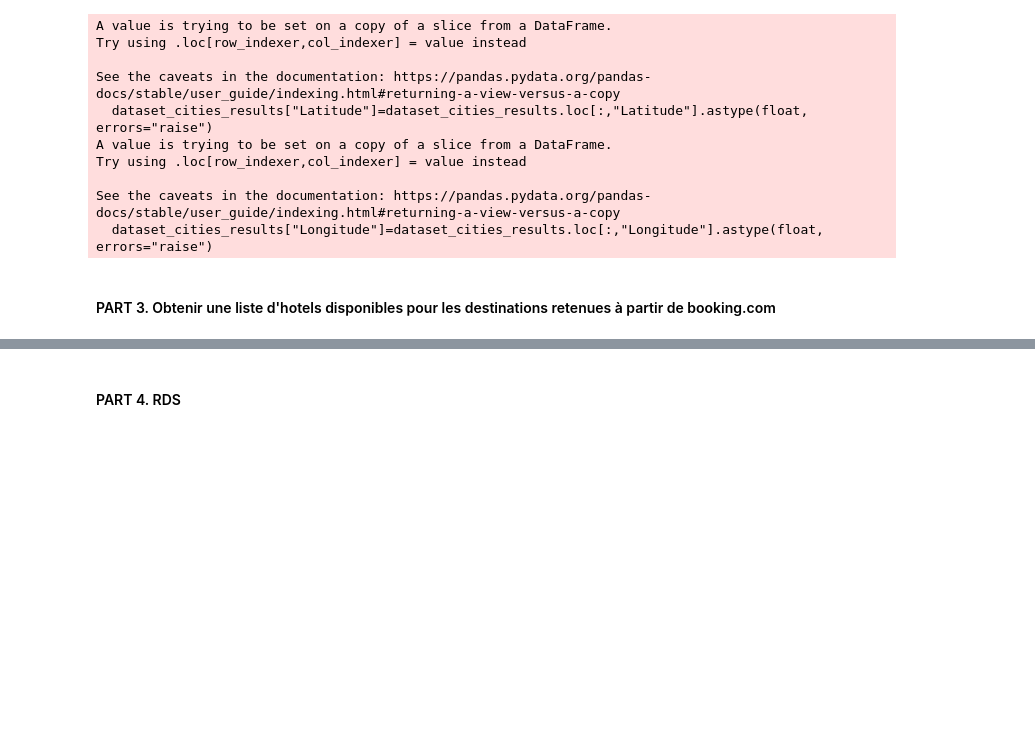
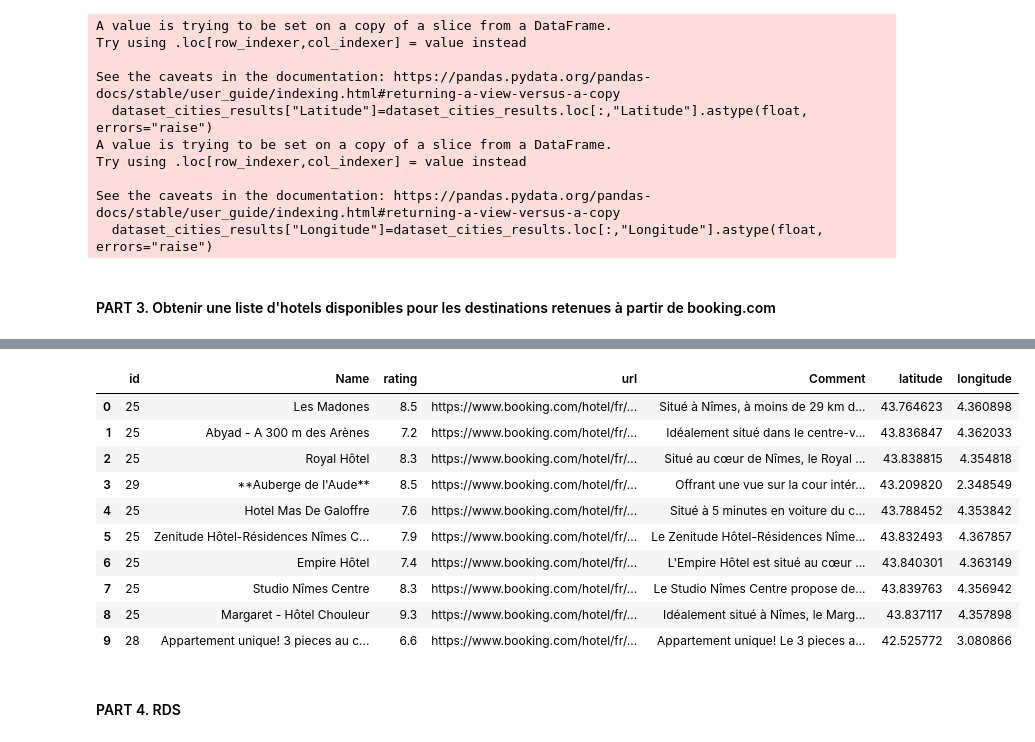
Before and after one commit to sdupland/bloc1_infrastructure_donn-es, a Jupyter notebook: SNDD - projet Kayak.ipynb, the cells around one changed output, grey strips where cells are left out. Saved outputs shown, nothing was run; the diff lists cells and outputs as text; code cells hidden in the pictures; blank space fills up the shorter version.

```diff
--- a/SNDD - projet Kayak.ipynb
+++ b/SNDD - projet Kayak.ipynb
@@ -456,6 +471,21 @@ dataset_hotels["rating"] = dataset_hotels["rating"].str.replace(",",".").astype(
 # création de deux colonnes latitude et longitude afin de permettre la visualisaiton sur une carte
 dataset_hotels["latitude"] = dataset_hotels["gps"].apply(lambda x : x.split(",")[0]).astype(dtype="float", errors="raise")
 dataset_hotels["longitude"] = dataset_hotels["gps"].apply(lambda x : x.split(",")[1]).astype(dtype="float", errors="raise")
+# %%
+# overview of the dataset
+dataset_hotels.head(10)
+# %% [output]
+|  | id | Name | rating | url | Comment | latitude | longitude |
+| 0 | 25 | Les Madones | 8.5 | https://www.booking.com/hotel/fr/... | Situé à Nîmes, à moins de 29 km d... | 43.764623 | 4.360898 |
+| 1 | 25 | Abyad - A 300 m des Arènes | 7.2 | https://www.booking.com/hotel/fr/... | Idéalement situé dans le centre-v... | 43.836847 | 4.362033 |
+| 2 | 25 | Royal Hôtel | 8.3 | https://www.booking.com/hotel/fr/... | Situé au cœur de Nîmes, le Royal ... | 43.838815 | 4.354818 |
+| 3 | 29 | **Auberge de l'Aude** | 8.5 | https://www.booking.com/hotel/fr/... | Offrant une vue sur la cour intér... | 43.209820 | 2.348549 |
+| 4 | 25 | Hotel Mas De Galoffre | 7.6 | https://www.booking.com/hotel/fr/... | Situé à 5 minutes en voiture du c... | 43.788452 | 4.353842 |
+| 5 | 25 | Zenitude Hôtel-Résidences Nîmes C... | 7.9 | https://www.booking.com/hotel/fr/... | Le Zenitude Hôtel-Résidences Nîme... | 43.832493 | 4.367857 |
+| 6 | 25 | Empire Hôtel | 7.4 | https://www.booking.com/hotel/fr/... | L'Empire Hôtel est situé au cœur ... | 43.840301 | 4.363149 |
+| 7 | 25 | Studio Nîmes Centre | 8.3 | https://www.booking.com/hotel/fr/... | Le Studio Nîmes Centre propose de... | 43.839763 | 4.356942 |
+| 8 | 25 | Margaret - Hôtel Chouleur | 9.3 | https://www.booking.com/hotel/fr/... | Idéalement situé à Nîmes, le Marg... | 43.837117 | 4.357898 |
+| 9 | 28 | Appartement unique! 3 pieces au c... | 6.6 | https://www.booking.com/hotel/fr/... | Appartement unique! Le 3 pieces a... | 42.525772 | 3.080866 |
 # %%
 # création du graphe
 hotels_results = px.scatter_mapbox(
```
Also changed, not shown: parts of 34 cells of this notebook.
